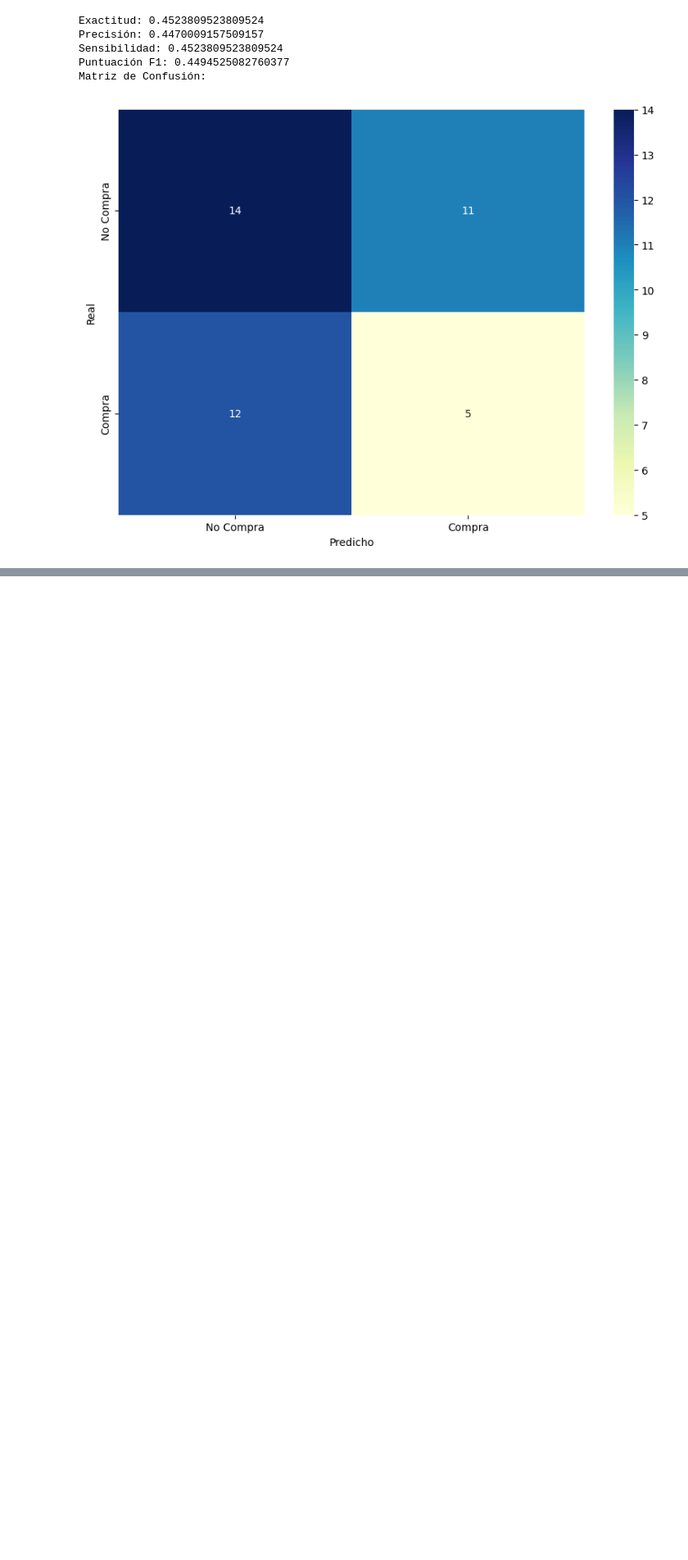
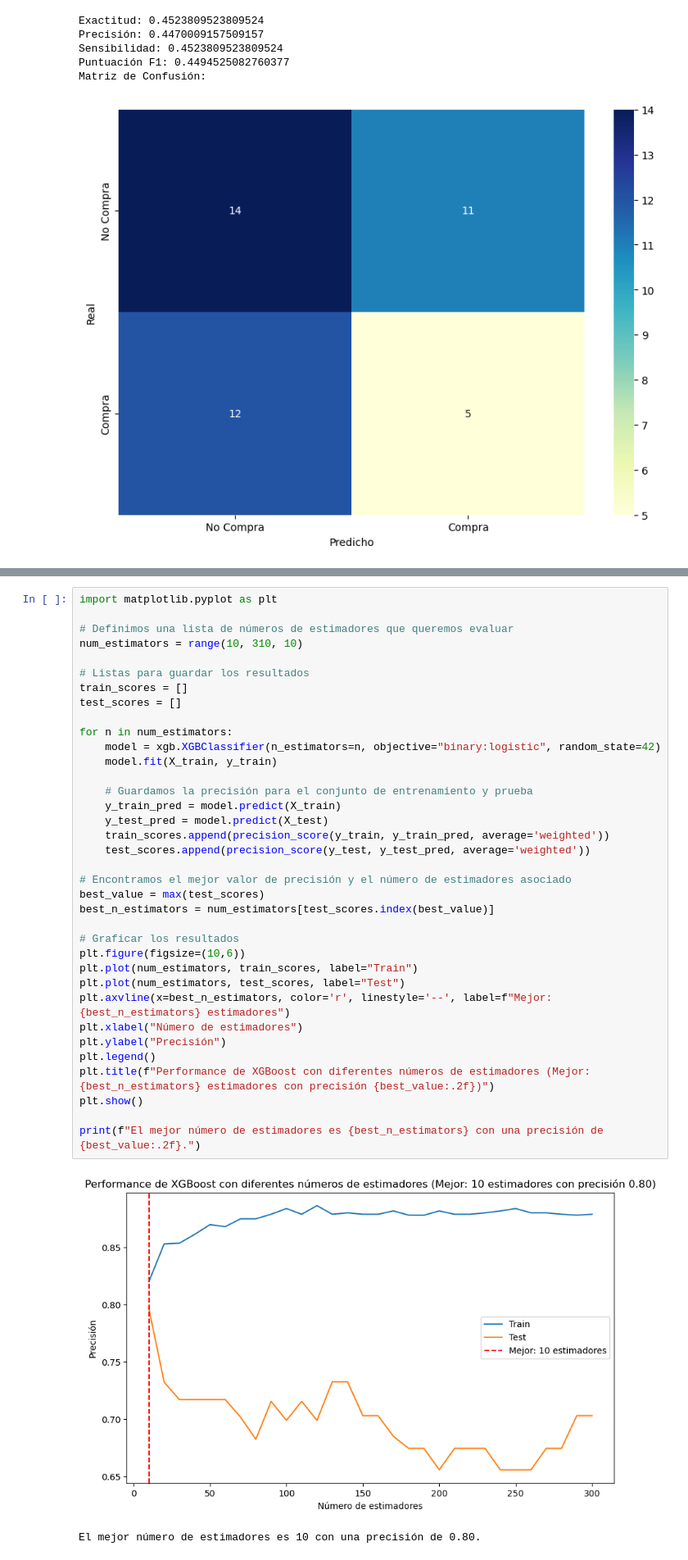
Before and after one commit to Japulgarin/Data_challenge_uninorte, a Jupyter notebook: Ejemplo clasificacion de texto.ipynb, the cells around one changed output, grey strips where cells are left out. Shown at 82% size. Saved outputs shown, nothing was run; the diff lists cells and outputs as text; blank space fills up the shorter version.

```diff
--- a/Ejemplo clasificacion de texto.ipynb
+++ b/Ejemplo clasificacion de texto.ipynb
@@ -265,0 +435,39 @@ Matriz de Confusión:
+# %%
+import matplotlib.pyplot as plt
+
+# Definimos una lista de números de estimadores que queremos evaluar
+num_estimators = range(10, 310, 10)
+
+# Listas para guardar los resultados
+train_scores = []
+test_scores = []
+
+for n in num_estimators:
+    model = xgb.XGBClassifier(n_estimators=n, objective="binary:logistic", random_state=42)
+    model.fit(X_train, y_train)
+
+    # Guardamos la precisión para el conjunto de entrenamiento y prueba
+    y_train_pred = model.predict(X_train)
+    y_test_pred = model.predict(X_test)
+    train_scores.append(precision_score(y_train, y_train_pred, average='weighted'))
+    test_scores.append(precision_score(y_test, y_test_pred, average='weighted'))
+
+# Encontramos el mejor valor de precisión y el número de estimadores asociado
+best_value = max(test_scores)
+best_n_estimators = num_estimators[test_scores.index(best_value)]
+
+# Graficar los resultados
+plt.figure(figsize=(10,6))
+plt.plot(num_estimators, train_scores, label="Train")
+plt.plot(num_estimators, test_scores, label="Test")
+plt.axvline(x=best_n_estimators, color='r', linestyle='--', label=f"Mejor: {best_n_estimators} estimadores")
+plt.xlabel("Número de estimadores")
+plt.ylabel("Precisión")
+plt.legend()
+plt.title(f"Performance de XGBoost con diferentes números de estimadores (Mejor: {best_n_estimators} estimadores con precisión {best_value:.2f})")
+plt.show()
+
+print(f"El mejor número de estimadores es {best_n_estimators} con una precisión de {best_value:.2f}.")
+# %% [output]
+[figure, added]
+El mejor número de estimadores es 10 con una precisión de 0.80.
```
Also changed, not shown: parts of 20 cells of this notebook.
